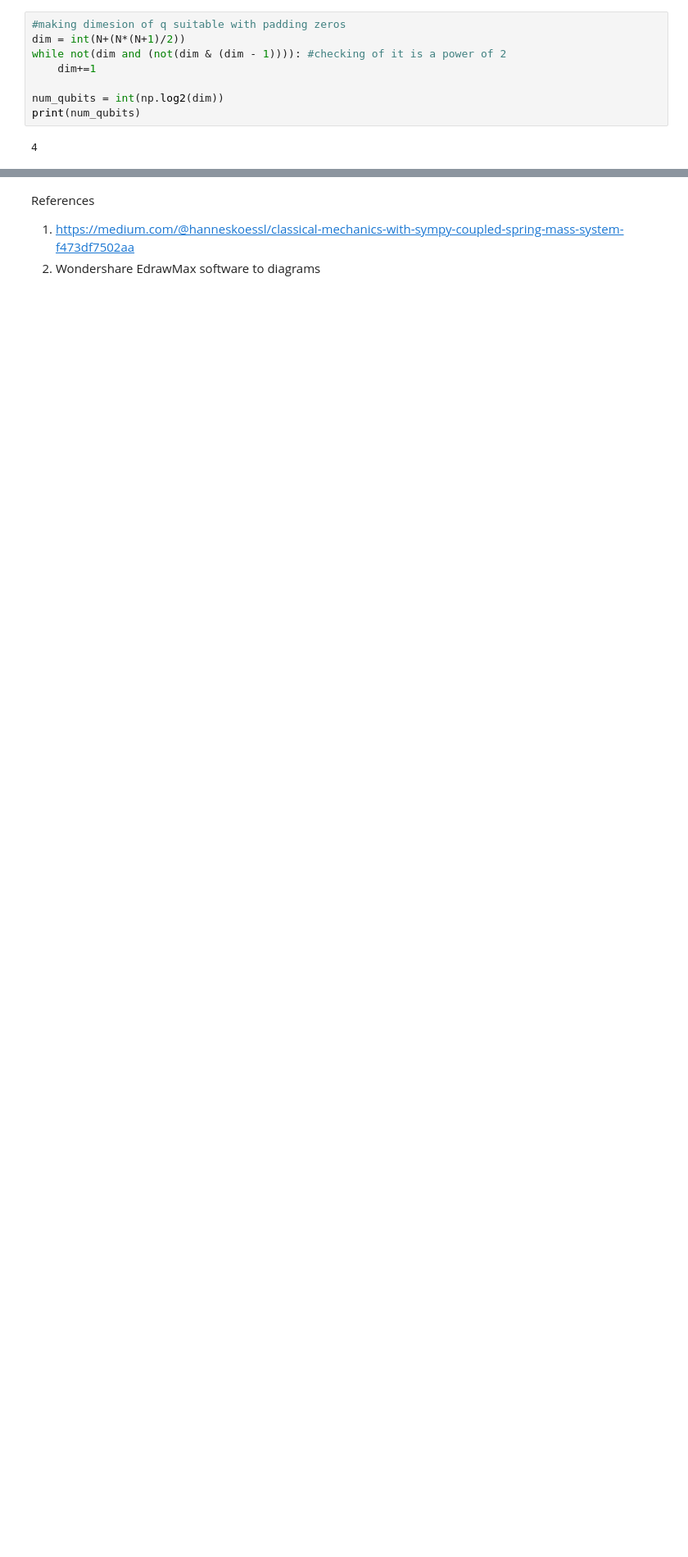
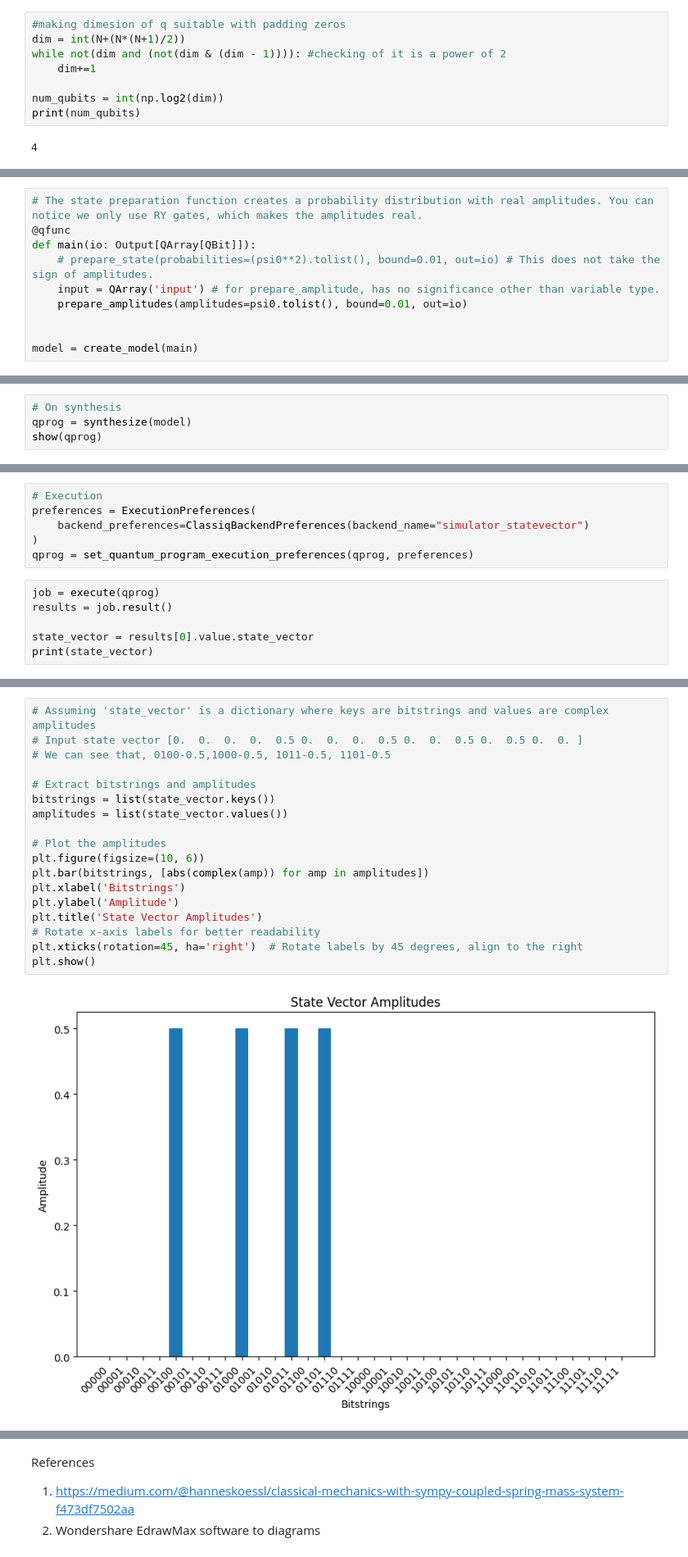
Before and after one commit to Hirmay/QRise, a Jupyter notebook: Submission/Untitled9.ipynb, the cells around one changed output, grey strips where cells are left out. Shown at 82% size. Saved outputs shown, nothing was run; the diff lists cells and outputs as text; blank space fills up the shorter version.

```diff
--- a/Submission/Untitled9.ipynb
+++ b/Submission/Untitled9.ipynb
@@ -409,0 +859,10 @@ print(num_qubits)
+# %%
+# The state preparation function creates a probability distribution with real amplitudes. You can notice we only use RY gates, which makes the amplitudes real.
+@qfunc
+def main(io: Output[QArray[QBit]]):
+    # prepare_state(probabilities=(psi0**2).tolist(), bound=0.01, out=io) # This does not take the sign of amplitudes.
+    input = QArray('input') # for prepare_amplitude, has no significance other than variable type.
+    prepare_amplitudes(amplitudes=psi0.tolist(), bound=0.01, out=io)
+
+
+model = create_model(main)
@@ -409,0 +877,4 @@ print(num_qubits)
+# %%
+# On synthesis
+qprog = synthesize(model)
+show(qprog)
@@ -409,0 +883,12 @@ print(num_qubits)
+# %%
+# Execution
+preferences = ExecutionPreferences(
+    backend_preferences=ClassiqBackendPreferences(backend_name="simulator_statevector")
+)
+qprog = set_quantum_program_execution_preferences(qprog, preferences)
+# %%
+job = execute(qprog)
+results = job.result()
+
+state_vector = results[0].value.state_vector
+print(state_vector)
@@ -409,0 +897,20 @@ print(num_qubits)
+# %%
+# Assuming 'state_vector' is a dictionary where keys are bitstrings and values are complex amplitudes
+# Input state vector [0.  0.  0.  0.  0.5 0.  0.  0.  0.5 0.  0.  0.5 0.  0.5 0.  0. ]
+# We can see that, 0100-0.5,1000-0.5, 1011-0.5, 1101-0.5
+
+# Extract bitstrings and amplitudes
+bitstrings = list(state_vector.keys())
+amplitudes = list(state_vector.values())
+
+# Plot the amplitudes
+plt.figure(figsize=(10, 6))
+plt.bar(bitstrings, [abs(complex(amp)) for amp in amplitudes])
+plt.xlabel('Bitstrings')
+plt.ylabel('Amplitude')
+plt.title('State Vector Amplitudes')
+# Rotate x-axis labels for better readability
+plt.xticks(rotation=45, ha='right')  # Rotate labels by 45 degrees, align to the right
+plt.show()
+# %% [output]
+[figure, added]
```
Also changed, not shown: parts of 36 cells of this notebook.
